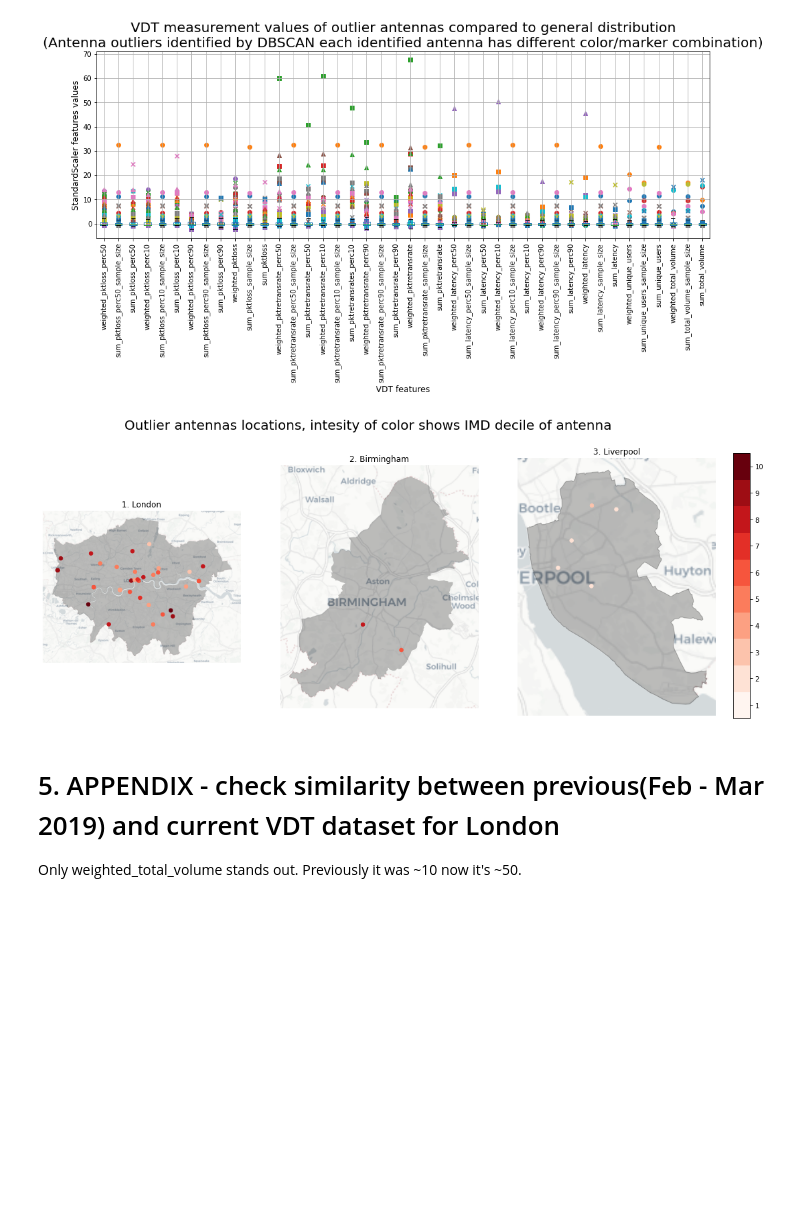
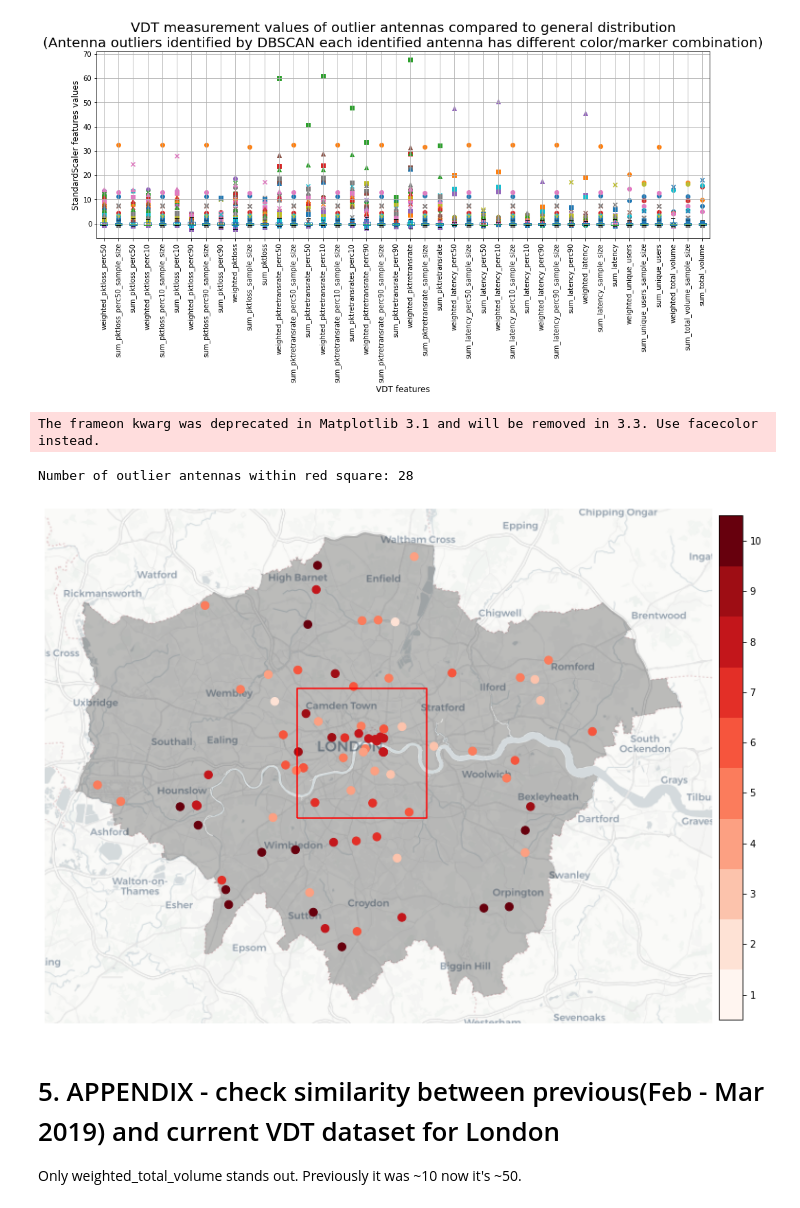
Before and after one commit to 5uperpalo/Telefonica, a Jupyter notebook: IMC2020/UK_VDT_analysis_and_ML.ipynb, the cells around one changed output. Saved outputs shown, nothing was run; the diff lists cells and outputs as text; code cells hidden in the pictures; blank space fills up the shorter version.

```diff
--- a/IMC2020/UK_VDT_analysis_and_ML.ipynb
+++ b/IMC2020/UK_VDT_analysis_and_ML.ipynb
@@ -841,11 +877,19 @@ for outlier,i in zip(outlier_indexes,range(len(outlier_indexes))):
     ax.scatter(x_points,london_vdt_pd_ml_scaled.drop(columns='IMDDecil').iloc[outlier].values,color=color, marker=marker);
 # %% [output]
 [figure]
+# %%
+london_antenna_imd_loc = 'datasets/Telefonica_Antenna/XG/telefonica_antenna_london_imd_pd.csv'
+birmingham_antenna_imd_loc = 'datasets/Telefonica_Antenna/XG/telefonica_antenna_birmingham_imd_pd.csv'
+liverpool_antenna_imd_loc = 'datasets/Telefonica_Antenna/XG/telefonica_antenna_liverpool_imd_pd.csv'
+
+london_antenna_imd_pd = pd.read_csv(london_antenna_imd_loc, index_col=False)
+birmingham_antenna_imd_pd = pd.read_csv(birmingham_antenna_imd_loc, index_col=False)
+liverpool_antenna_imd_pd = pd.read_csv(liverpool_antenna_imd_loc, index_col=False)
 # %%
 # indexes of identifeid outliers - eps values chosen from the end of the DBCAN calculation when the #outliers is not changing anymore
-outlier_indexes_london = london_dbscan_results_pd[(london_dbscan_results_pd.min_samples=='43') & (london_dbscan_results_pd.eps=='10')]['outliers'].values[0]
-outlier_indexes_birmingham = birmingham_dbscan_results_pd[(birmingham_dbscan_results_pd.min_samples=='43') & (birmingham_dbscan_results_pd.eps=='15')]['outliers'].values[0]
-outlier_indexes_liverpool = liverpool_dbscan_results_pd[(liverpool_dbscan_results_pd.min_samples=='43') & (liverpool_dbscan_results_pd.eps=='15')]['outliers'].values[0]
+outlier_indexes_london = london_dbscan_results_pd[(london_dbscan_results_pd.min_samples=='49') & (london_dbscan_results_pd.eps=='12')]['outliers'].values[0]
+outlier_indexes_birmingham = birmingham_dbscan_results_pd[(birmingham_dbscan_results_pd.min_samples=='49') & (birmingham_dbscan_results_pd.eps=='12')]['outliers'].values[0]
+outlier_indexes_liverpool = liverpool_dbscan_results_pd[(liverpool_dbscan_results_pd.min_samples=='49') & (liverpool_dbscan_results_pd.eps=='12')]['outliers'].values[0]
 
 # I removed the 'lkey' information at the beginning so I need to reload these datasets
 london_vdt_pd = pd.read_csv(london_vdt_loc, index_col=False)
@@ -876,52 +922,65 @@ liverpool_lsoa_2019_boundary_gpd = gpd.read_file('datasets/UK_LSOA/liverpool_lso
 # %%
+# size of the red box
+box_size = 10000
+
 def add_basemap(ax, zoom, url="http://a.basemaps.cartocdn.com/light_all/tileZ/tileX/tileY.png"):#url='http://tile.stamen.com/toner/tileZ/tileX/tileY.png'):
     xmin, xmax, ymin, ymax = ax.axis()
     basemap, extent = ctx.bounds2img(xmin, ymin, xmax, ymax, zoom=zoom, url=url)
     ax.imshow(basemap, extent=extent, interpolation='bilinear')
     # restore original x/y limits
     ax.axis((xmin, xmax, ymin, ymax))
 
 #plot LSOAs with IMD deciles represented by shades of grey
 fig, ax = plt.subplots(figsize=(18,10), facecolor='w', edgecolor='k')
-fig.suptitle('Outlier antennas locations, intesity of color shows IMD decile of antenna', size=20, y=0.85)
+#fig.suptitle('Outlier antennas locations, intesity of color shows IMD decile of antenna', size=20, y=0.85)
 
 color = cmap=plt.cm.get_cmap('binary', 10)
 
-ax = plt.subplot(1,3,1)
-plt.title('1. London',fontsize=12)
+#ax = plt.subplot(1,3,1)
+ax = plt.subplot(1,1,1)
+#plt.title('1. London',fontsize=12)
 boundary = london_lsoa_2019_boundary_gpd.plot(ax=ax,alpha = 0.25, color='black')
 colors = outlier_telefonica_antenna_london_gpd['IMDDecil'].map(plt.cm.get_cmap('Reds', 10)).values
-points = outlier_telefonica_antenna_london_gpd.plot(ax=ax,alpha = 1,color=colors, markersize=30)
+points = outlier_telefonica_antenna_london_gpd.plot(ax=ax,alpha = 1,color=colors, markersize=70)
 add_basemap(ax, zoom=10)
 ax.set_axis_off()
+polygon = Polygon([(-12365.503-box_size,6710374.586-box_size), (-12365.503-box_size,6710374.586+box_size), (-12365.503+box_size,6710374.586+box_size), (-12365.503+box_size,6710374.586-box_size)])
+poly_gdf = gpd.GeoDataFrame([1], geometry=[polygon], crs=outlier_telefonica_antenna_london_gpd.crs)
+poly_gdf.boundary.plot(ax=ax, color="red")
+print('Number of outlier antennas within red square: ' + str(len(outlier_telefonica_antenna_london_gpd[outlier_telefonica_antenna_london_gpd.geometry.within(poly_gdf.geometry.unary_union)])))
+fig.savefig('plots/dbsan_outlier_antennas_london.pdf',transparent=True,bbox_inches='tight', pad_inches=0, frameon=False);
 
-ax = plt.subplot(1,3,2)
-plt.title('2. Birmingham',fontsize=12)
-boundary = birmingham_lsoa_2019_boundary_gpd.plot(ax=ax,alpha = 0.25, color='black')
-colors = outlier_telefonica_antenna_birmingham_gpd['IMDDecil'].map(plt.cm.get_cmap('Reds', 10)).values
-points = outlier_telefonica_antenna_birmingham_gpd.plot(ax=ax,alpha = 1,color=colors, markersize=30)
-add_basemap(ax, zoom=10)
-ax.set_axis_off()
+# ax = plt.subplot(1,3,2)
+# plt.title('2. Birmingham',fontsize=12)
+# boundary = birmingham_lsoa_2019_boundary_gpd.plot(ax=ax,alpha = 0.25, color='black')
+# colors = outlier_telefonica_antenna_birmingham_gpd['IMDDecil'].map(plt.cm.get_cmap('Reds', 10)).values
+# points = outlier_telefonica_antenna_birmingham_gpd.plot(ax=ax,alpha = 1,color=colors, markersize=30)
+# add_basemap(ax, zoom=10)
+# ax.set_axis_off()
 
-ax = plt.subplot(1,3,3)
-plt.title('3. Liverpool',fontsize=12)
-boundary = liverpool_lsoa_2019_boundary_gpd.plot(ax=ax,alpha = 0.25, color='black',edgecolor='black')
-colors = outlier_telefonica_antenna_liverpool_gpd['IMDDecil'].map(plt.cm.get_cmap('Reds', 10)).values
-points = outlier_telefonica_antenna_liverpool_gpd.plot(ax=ax,alpha = 1,color=colors, markersize=30)
-add_basemap(ax, zoom=10)
-ax.set_axis_off()
+# ax = plt.subplot(1,3,3)
+# plt.title('3. Liverpool',fontsize=12)
+# boundary = liverpool_lsoa_2019_boundary_gpd.plot(ax=ax,alpha = 0.25, color='black',edgecolor='black')
+# colors = outlier_telefonica_antenna_liverpool_gpd['IMDDecil'].map(plt.cm.get_cmap('Reds', 10)).values
+# points = outlier_telefonica_antenna_liverpool_gpd.plot(ax=ax,alpha = 1,color=colors, markersize=30)
+# add_basemap(ax, zoom=10)
+# ax.set_axis_off()
 
 # I had to create custom color bar as the image/picture does not contain all IMD deciles
 # code adjusted from https://stackoverflow.com/questions/14777066/matplotlib-discrete-colorbar
 cmap = plt.cm.get_cmap('Reds', 10)
 bounds = np.linspace(1, 11, 11)
 norm = mpl.colors.BoundaryNorm(bounds, cmap.N)
 ticks = bounds-0.5
-ax_cbar = fig.add_axes([0.92, 0.23, 0.02, 0.55])
+# for all 3 plots
+#ax_cbar = fig.add_axes([0.92, 0.23, 0.02, 0.55])
+ax_cbar = fig.add_axes([0.79, 0.13, 0.02, 0.74])
 cbar = mpl.colorbar.ColorbarBase(ax_cbar, cmap=cmap, norm=norm, spacing='proportional', ticks=ticks, boundaries=bounds)#, format='%1i')
 cbar.set_ticklabels(bounds.astype(int).astype(str))
 # %% [output]
+The frameon kwarg was deprecated in Matplotlib 3.1 and will be removed in 3.3. Use facecolor instead.
+Number of outlier antennas within red square: 28
-[figure, old version]
+[figure, new version]
 # %% [markdown]
 # 5. APPENDIX - check similarity between previous(Feb - Mar 2019) and current VDT dataset for London
 
```
Also changed, not shown: parts of 10 cells of this notebook, 2 other files.
